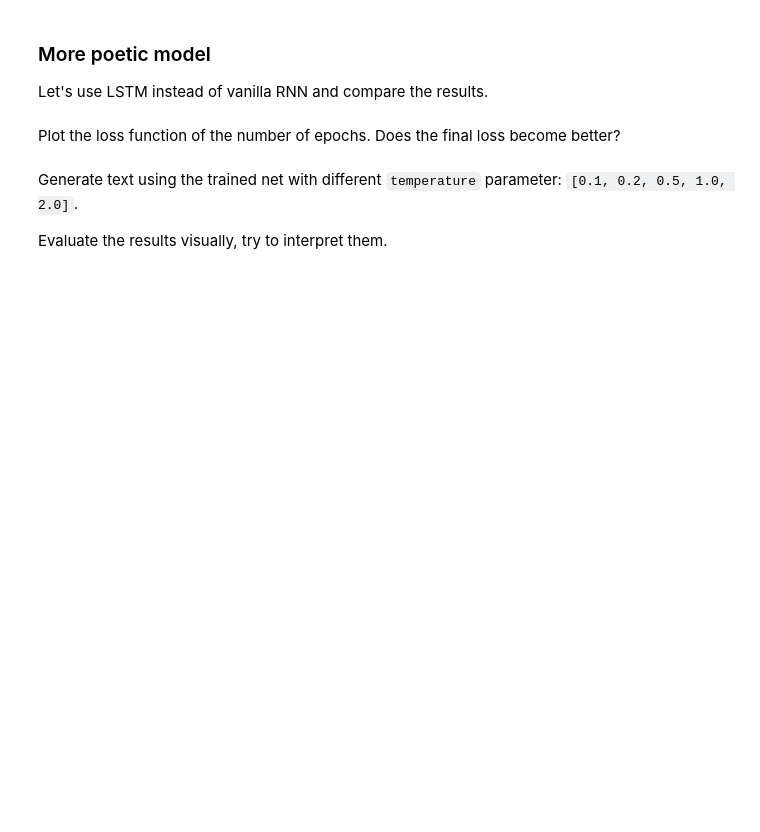
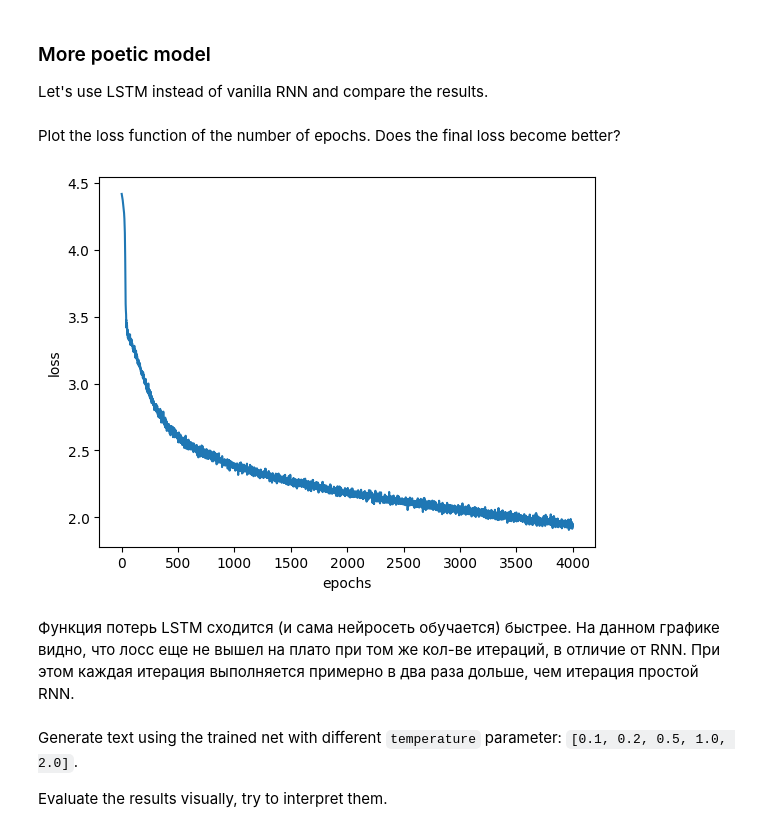
Before and after one commit to blaccyee/ml-course-hw, a Jupyter notebook: lab2_deep_learning/Lab2_DL_part3_poetry.ipynb, the cells around one changed output. Saved outputs shown, nothing was run; the diff lists cells and outputs as text; code cells hidden in the pictures; blank space fills up the shorter version.

```diff
--- a/lab2_deep_learning/Lab2_DL_part3_poetry.ipynb
+++ b/lab2_deep_learning/Lab2_DL_part3_poetry.ipynb
@@ -180,0 +282,38 @@ Plot the loss function of the number of epochs. Does the final loss become bette
+# %%
+char_lstm = CharLSTMCell().to(device)
+criterion = nn.NLLLoss()
+opt = torch.optim.Adam(char_lstm.parameters(), lr=0.0001)
+# %%
+lstm_loss_history = []
+
+for i in range(4000):
+    sub_str = []
+    for _ in range(128):
+        idx = random.randrange(0, len(onegin) - 64 + 1)
+        sub_str.append(onegin[idx : (idx + 64)])
+
+    batch_ix = to_matrix(sub_str, max_len=64)
+    batch_ix = torch.tensor(batch_ix, dtype=torch.int64)
+
+    logp_seq, _ = char_lstm(batch_ix)
+
+    predictions_logp = logp_seq[:, :-1]
+    actual_next_tokens = batch_ix[:, 1:]
+    loss = criterion(predictions_logp.contiguous().view(-1, len(tokens)), actual_next_tokens.contiguous().view(-1))
+
+    loss.backward()
+    opt.step()
+    opt.zero_grad()
+    loss_value = loss.data.cpu().numpy()
+
+    lstm_loss_history.append(loss.data.cpu().numpy())
+    if (i + 1) % 100 == 0:
+        clear_output(True)
+        plt.plot(lstm_loss_history)
+        plt.xlabel('epochs')
+        plt.ylabel('loss')
+        plt.show()
+# %% [output]
+[figure, added]
+# %% [markdown]
+Функция потерь LSTM сходится (и сама нейросеть обучается) быстрее. На данном графике видно, что лосс еще не вышел на плато при том же кол-ве итераций, в отличие от RNN. При этом каждая итерация выполняется примерно в два раза дольше, чем итерация простой RNN.
```
Also changed, not shown: parts of 28 cells of this notebook.
